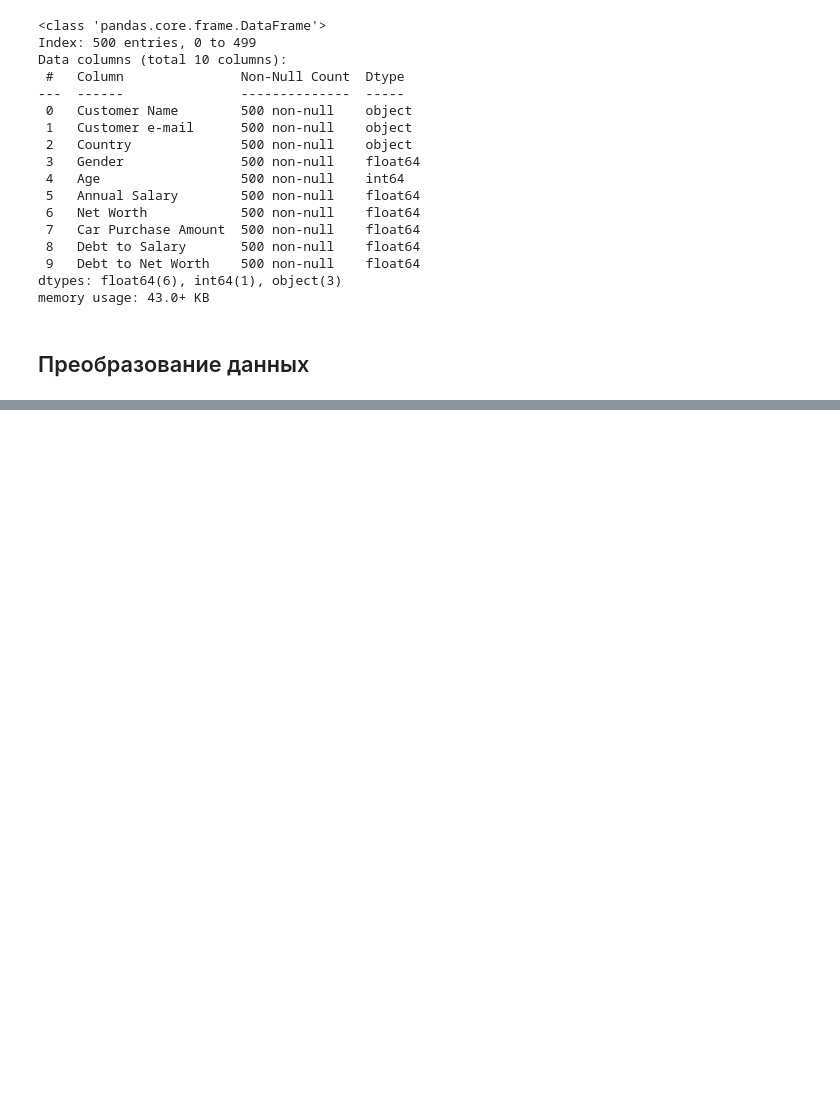
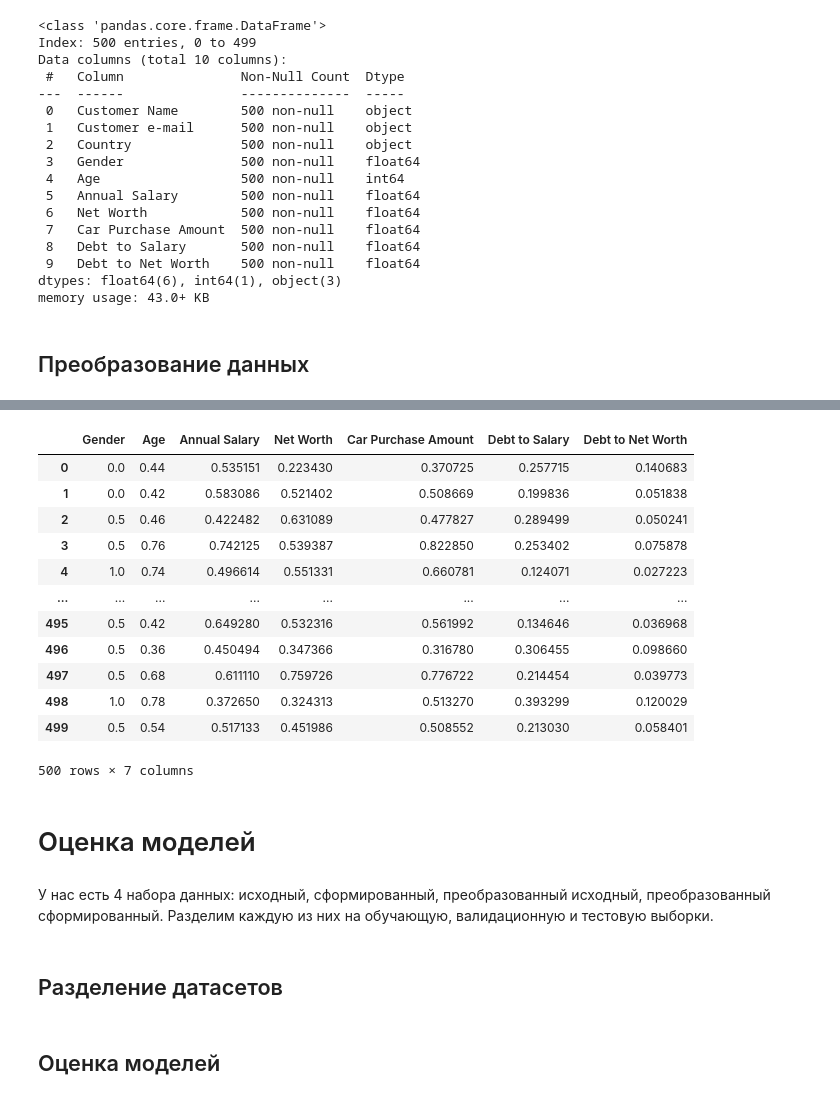
Before and after one commit to maxi7665/IAD, a Jupyter notebook: lab1/lab1.ipynb, the cells around one changed output, grey strips where cells are left out. Drawn from its saved outputs; the diff is of its cells as text; code cells hidden in the pictures; blank space fills up the shorter version.

```diff
--- a/lab1/lab1.ipynb
+++ b/lab1/lab1.ipynb
@@ -307,0 +404,25 @@ memory usage: 43.0+ KB
+# %%
+#масштабируем второй набор
+scaler2 = MinMaxScaler()
+ds_copy_transformed[ds_copy_transformed.columns] = pd.DataFrame(scaler2.fit_transform(ds_copy_transformed))
+ds_copy_transformed
+# %% [output]
+|  | Gender | Age | Annual Salary | Net Worth | Car Purchase Amount | Debt to Salary | Debt to Net Worth |
+| 0 | 0.0 | 0.44 | 0.535151 | 0.223430 | 0.370725 | 0.257715 | 0.140683 |
+| 1 | 0.0 | 0.42 | 0.583086 | 0.521402 | 0.508669 | 0.199836 | 0.051838 |
+| 2 | 0.5 | 0.46 | 0.422482 | 0.631089 | 0.477827 | 0.289499 | 0.050241 |
+| 3 | 0.5 | 0.76 | 0.742125 | 0.539387 | 0.822850 | 0.253402 | 0.075878 |
+| 4 | 1.0 | 0.74 | 0.496614 | 0.551331 | 0.660781 | 0.124071 | 0.027223 |
+| ... | ... | ... | ... | ... | ... | ... | ... |
+| 495 | 0.5 | 0.42 | 0.649280 | 0.532316 | 0.561992 | 0.134646 | 0.036968 |
+| 496 | 0.5 | 0.36 | 0.450494 | 0.347366 | 0.316780 | 0.306455 | 0.098660 |
+| 497 | 0.5 | 0.68 | 0.611110 | 0.759726 | 0.776722 | 0.214454 | 0.039773 |
+| 498 | 1.0 | 0.78 | 0.372650 | 0.324313 | 0.513270 | 0.393299 | 0.120029 |
+| 499 | 0.5 | 0.54 | 0.517133 | 0.451986 | 0.508552 | 0.213030 | 0.058401 |
+500 rows × 7 columns
+# %% [markdown]
+# Оценка моделей
+# %% [markdown]
+У нас есть 4 набора данных: исходный, сформированный, преобразованный исходный, преобразованный сформированный. Разделим каждую из них на обучающую, валидационную и тестовую выборки.
+# %% [markdown]
+## Разделение датасетов
@@ -307,0 +461,2 @@ memory usage: 43.0+ KB
+# %% [markdown]
+## Оценка моделей
```
Also changed, not shown: parts of 12 cells of this notebook.
